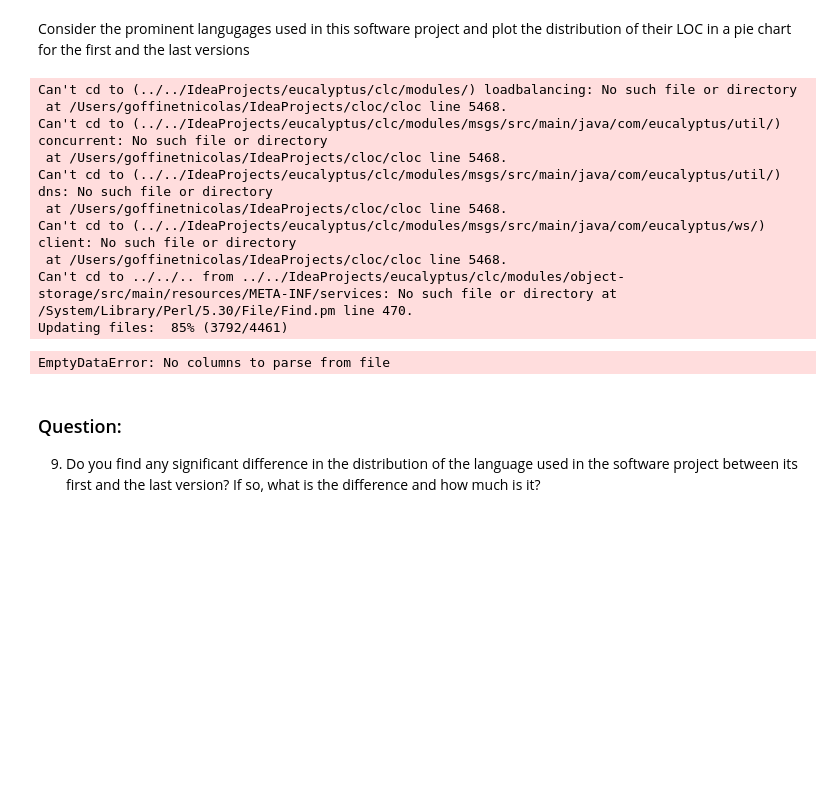
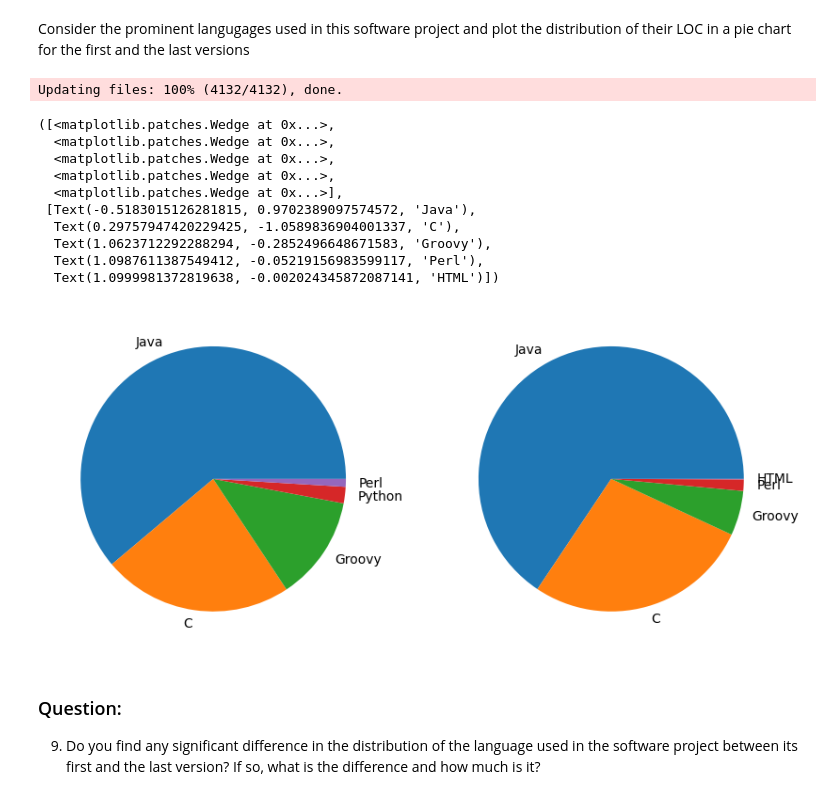
Before and after one commit to goffinetnicolas/Software_evolution_TP2_2023, a Jupyter notebook: TP2_section2.ipynb, the cells around one changed output. Cells and saved outputs as stored; diff of their text form; code cells hidden in the pictures; blank space fills up the shorter version.

```diff
--- a/TP2_section2.ipynb
+++ b/TP2_section2.ipynb
@@ -262,36 +279,39 @@ Consider the prominent langugages used in this software project and plot the dis
 # %%
 command = f'git -C {eucalyptus_project_path} reset --hard {all_tags[-1]}'
 subprocess.Popen(command, stdout=subprocess.PIPE, shell=True)
 command = f'/Users/goffinetnicolas/IdeaProjects/cloc/cloc {eucalyptus_project_path} --csv'
 process=subprocess.Popen(command, stdout=subprocess.PIPE, shell=True)
 outs, err = process.communicate()
 outs = "\n".join(outs.decode().split("\n")[4:])
 outs2 = pd.read_csv(StringIO(outs))
+
 command = f'git -C {eucalyptus_project_path} reset --hard {all_tags[0]}'
 subprocess.Popen(command, stdout=subprocess.PIPE, shell=True)
 command = f'/Users/goffinetnicolas/IdeaProjects/cloc/cloc {eucalyptus_project_path} --csv'
 process=subprocess.Popen(command, stdout=subprocess.PIPE, shell=True)
 outs, err = process.communicate()
 outs = "\n".join(outs.decode().split("\n")[4:])
 outs3 = pd.read_csv(StringIO(outs))
-lang=['Python', 'Java', 'C', 'Groovy']
+
+lang=['Python', 'Java', 'C', 'Groovy', 'Perl', 'HTML']
 outs2 = outs2[outs2['language'].isin(lang)]
 outs3 = outs3[outs3['language'].isin(lang)]
 fig,axes=plt.subplots(1,2, figsize=(10,5))
-axes[0].pie(outs2['code'], labels=outs2['language'])
-axes[1].pie(outs3['code'], labels=outs3['language'])
+axes[0].pie(outs3['code'], labels=outs3['language'])
+axes[1].pie(outs2['code'], labels=outs2['language'])
 # %% [output]
-Can't cd to (../../IdeaProjects/eucalyptus/clc/modules/) loadbalancing: No such file or directory
- at /Users/goffinetnicolas/IdeaProjects/cloc/cloc line 5468.
-Can't cd to (../../IdeaProjects/eucalyptus/clc/modules/msgs/src/main/java/com/eucalyptus/util/) concurrent: No such file or directory
- at /Users/goffinetnicolas/IdeaProjects/cloc/cloc line 5468.
-Can't cd to (../../IdeaProjects/eucalyptus/clc/modules/msgs/src/main/java/com/eucalyptus/util/) dns: No such file or directory
- at /Users/goffinetnicolas/IdeaProjects/cloc/cloc line 5468.
-Can't cd to (../../IdeaProjects/eucalyptus/clc/modules/msgs/src/main/java/com/eucalyptus/ws/) client: No such file or directory
- at /Users/goffinetnicolas/IdeaProjects/cloc/cloc line 5468.
-Can't cd to ../../.. from ../../IdeaProjects/eucalyptus/clc/modules/object-storage/src/main/resources/META-INF/services: No such file or directory at /System/Library/Perl/5.30/File/Find.pm line 470.
-Updating files:  85% (3792/4461)
+Updating files: 100% (4132/4132), done.
-EmptyDataError: No columns to parse from file
+([<matplotlib.patches.Wedge at 0x...>,
+  <matplotlib.patches.Wedge at 0x...>,
+  <matplotlib.patches.Wedge at 0x...>,
+  <matplotlib.patches.Wedge at 0x...>,
+  <matplotlib.patches.Wedge at 0x...>],
+ [Text(-0.5183015126281815, 0.9702389097574572, 'Java'),
+  Text(0.29757947420229425, -1.0589836904001337, 'C'),
+  Text(1.0623712292288294, -0.2852496648671583, 'Groovy'),
+  Text(1.0987611387549412, -0.05219156983599117, 'Perl'),
+  Text(1.0999981372819638, -0.002024345872087141, 'HTML')])
+[figure, added]
 # %% [markdown]
 ### Question:
 9. Do you find any significant difference in the distribution of the language used in the software project between its first and the last version? If so, what is the difference and how much is it?
```
Also changed, not shown: parts of 18 cells of this notebook.
